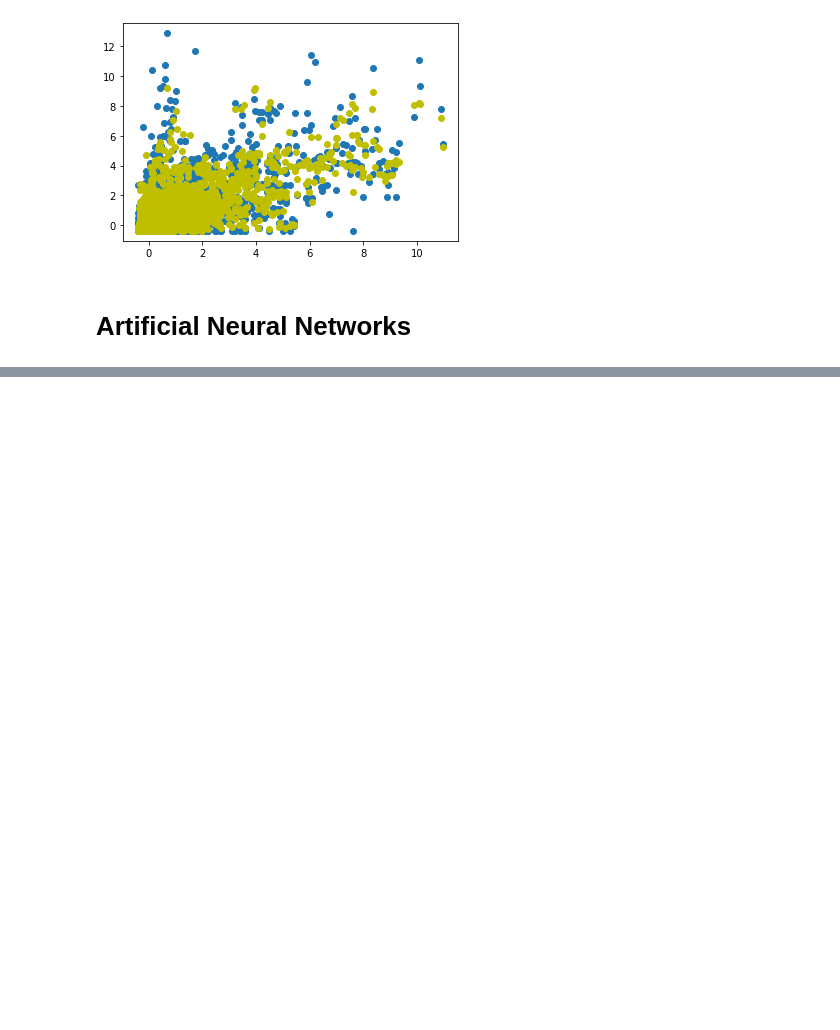
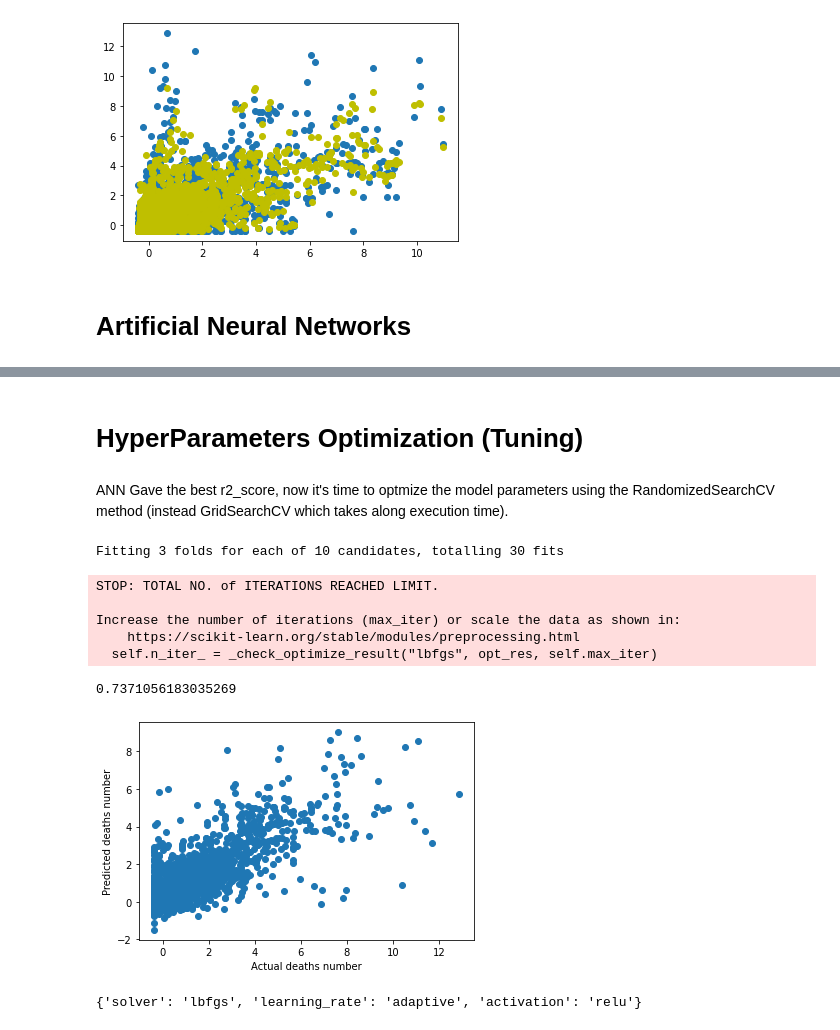
Before and after one commit to BelabdiMalak/COVID19_Prediction, a Jupyter notebook: DeathsPrediction.ipynb, the cells around one changed output, grey strips where cells are left out. Cells and saved outputs as stored; diff of their text form; code cells hidden in the pictures; blank space fills up the shorter version.

```diff
--- a/DeathsPrediction.ipynb
+++ b/DeathsPrediction.ipynb
@@ -99,0 +116,34 @@ Increase the number of iterations (max_iter) or scale the data as shown in:
+# %% [markdown]
+
+
+# HyperParameters Optimization (Tuning)
+# %% [markdown]
+ANN Gave the best r2_score, now it's time to optmize the model parameters using the RandomizedSearchCV method (instead GridSearchCV which takes along execution time).
+# %%
+parameters = {
+    'activation':['identity', 'logistic', 'tanh', 'relu'],
+    'solver': ['lbfgs', 'sgd', 'adam'],
+    'learning_rate': ['constant', 'invscaling', 'adaptive'],
+}
+nn = MLPRegressor();
+NN_random = RandomizedSearchCV(estimator=nn, param_distributions=parameters, cv=3, verbose=2, n_jobs=-1, scoring='neg_mean_absolute_error')
+history = NN_random.fit(x_train, y_train)
+predictions =  NN_random.predict(x_test)
+print(r2_score(y_test,predictions))
+plt.scatter(y_test, predictions)
+plt.xlabel('Actual deaths number')
+plt.ylabel('Predicted deaths number')
+plt.show()
+# %% [output]
+Fitting 3 folds for each of 10 candidates, totalling 30 fits
+STOP: TOTAL NO. of ITERATIONS REACHED LIMIT.
+
+Increase the number of iterations (max_iter) or scale the data as shown in:
+    https://scikit-learn.org/stable/modules/preprocessing.html
+  self.n_iter_ = _check_optimize_result("lbfgs", opt_res, self.max_iter)
+0.7371056183035269
+[figure, added]
+# %%
+NN_random.best_params_
+# %% [output]
+{'solver': 'lbfgs', 'learning_rate': 'adaptive', 'activation': 'relu'}
```
Also changed, not shown: parts of 7 cells of this notebook, 2 other files.
